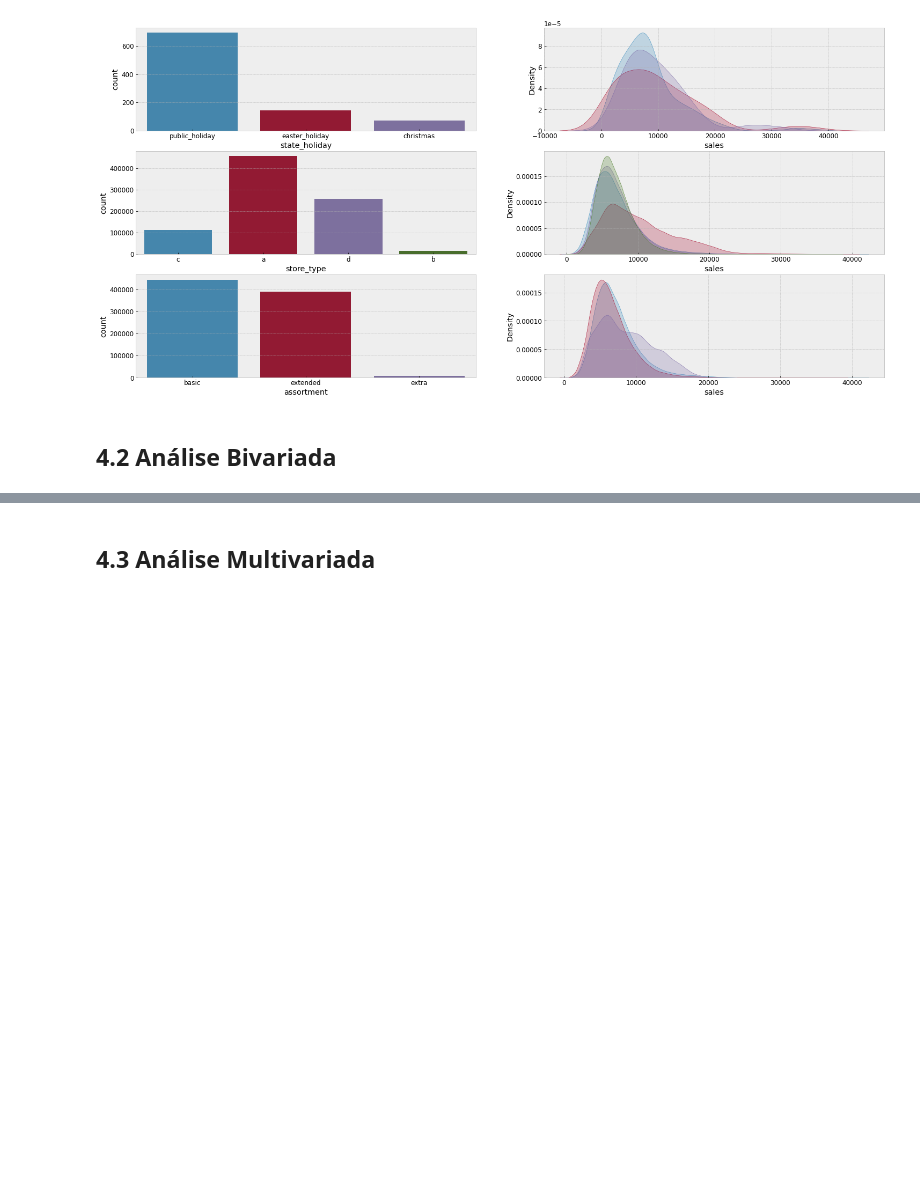
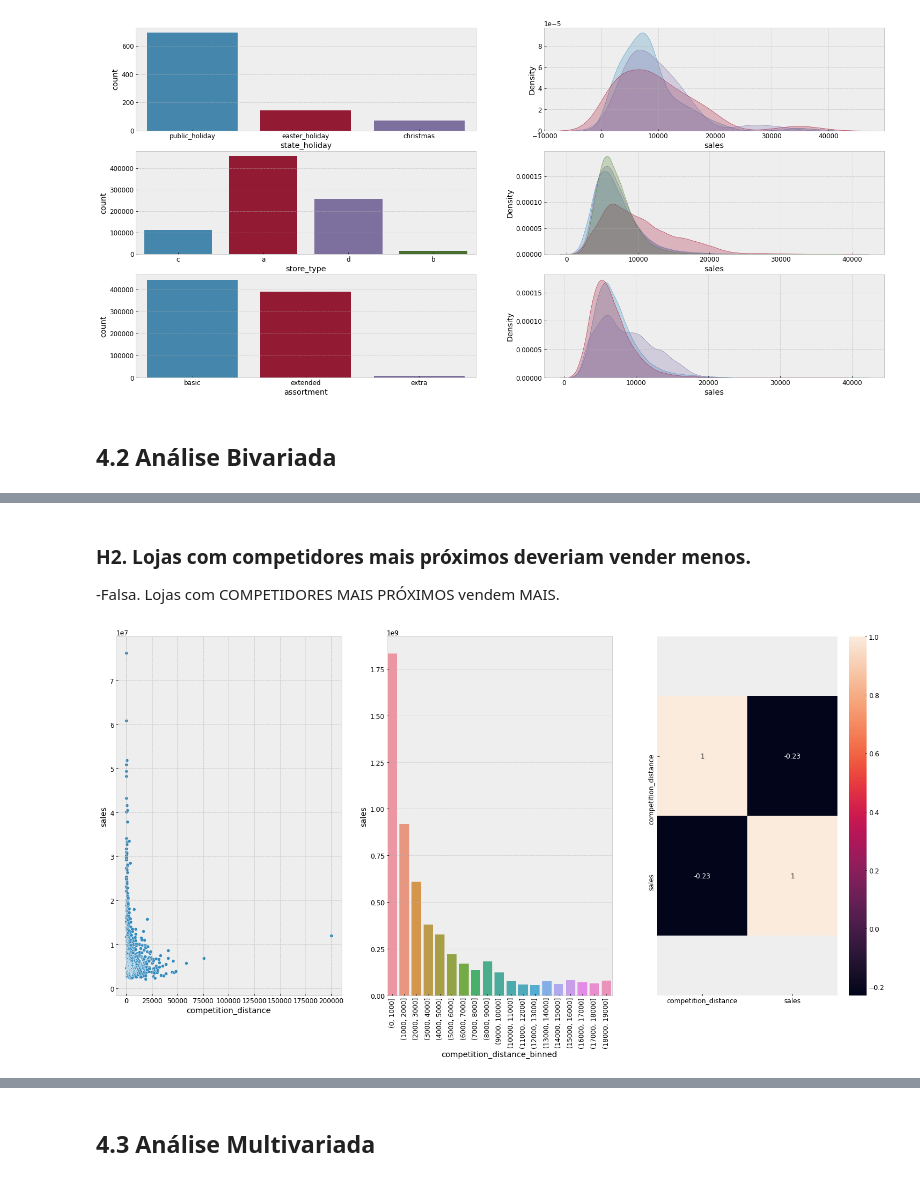
Before and after one commit to GuilhermeRuy97/Data-Science-em-Producao-Meigarom, a Jupyter notebook: data_science_em_producao.ipynb, the cells around one changed output, grey strips where cells are left out. Saved outputs shown, nothing was run; the diff lists cells and outputs as text; code cells hidden in the pictures; blank space fills up the shorter version.

```diff
--- a/data_science_em_producao.ipynb
+++ b/data_science_em_producao.ipynb
@@ -664,0 +691,28 @@ sns.kdeplot( df4[df4['assortment'] == 'extra']['sales'], label='extra', shade=Tr
+# %% [markdown]
+### H2. Lojas com competidores mais próximos deveriam vender menos.
+-Falsa. Lojas com COMPETIDORES MAIS PRÓXIMOS vendem MAIS.
+# %%
+aux1 = df4[['competition_distance', 'sales']].groupby( 'competition_distance' ).sum().reset_index()
+
+plt.subplot( 1, 3, 1 )
+sns.scatterplot( x ='competition_distance', y='sales', data=aux1 );
+
+plt.subplot( 1, 3, 2 )
+bins = list( np.arange( 0, 20000, 1000) )
+aux1['competition_distance_binned'] = pd.cut( aux1['competition_distance'], bins=bins )
+aux2 = aux1[['competition_distance_binned', 'sales']].groupby( 'competition_distance_binned' ).sum().reset_index()
+sns.barplot( x='competition_distance_binned', y='sales', data=aux2 );
+plt.xticks( rotation=90 );
+
+#Plotando a força da correlação, no caso a correção de pearson;
+#Lembre-se que quanto mais próxima de 0, mais fraca é a correlação; quanto mais
+#próxima de 1 ou -1, mais forte.
+
+plt.subplot( 1, 3, 3 )
+x = sns.heatmap( aux1.corr( method='pearson' ), annot=True );
+bottom, top = x.get_ylim()
+x.set_ylim( bottom+0.5, top-0.5 );
+
+#Note como temos o insight de que competidores mas próximos aumentam as vendas, em vez de diminuir.
+# %% [output]
+[figure, added]
```
Also changed, not shown: parts of 7 cells of this notebook.
